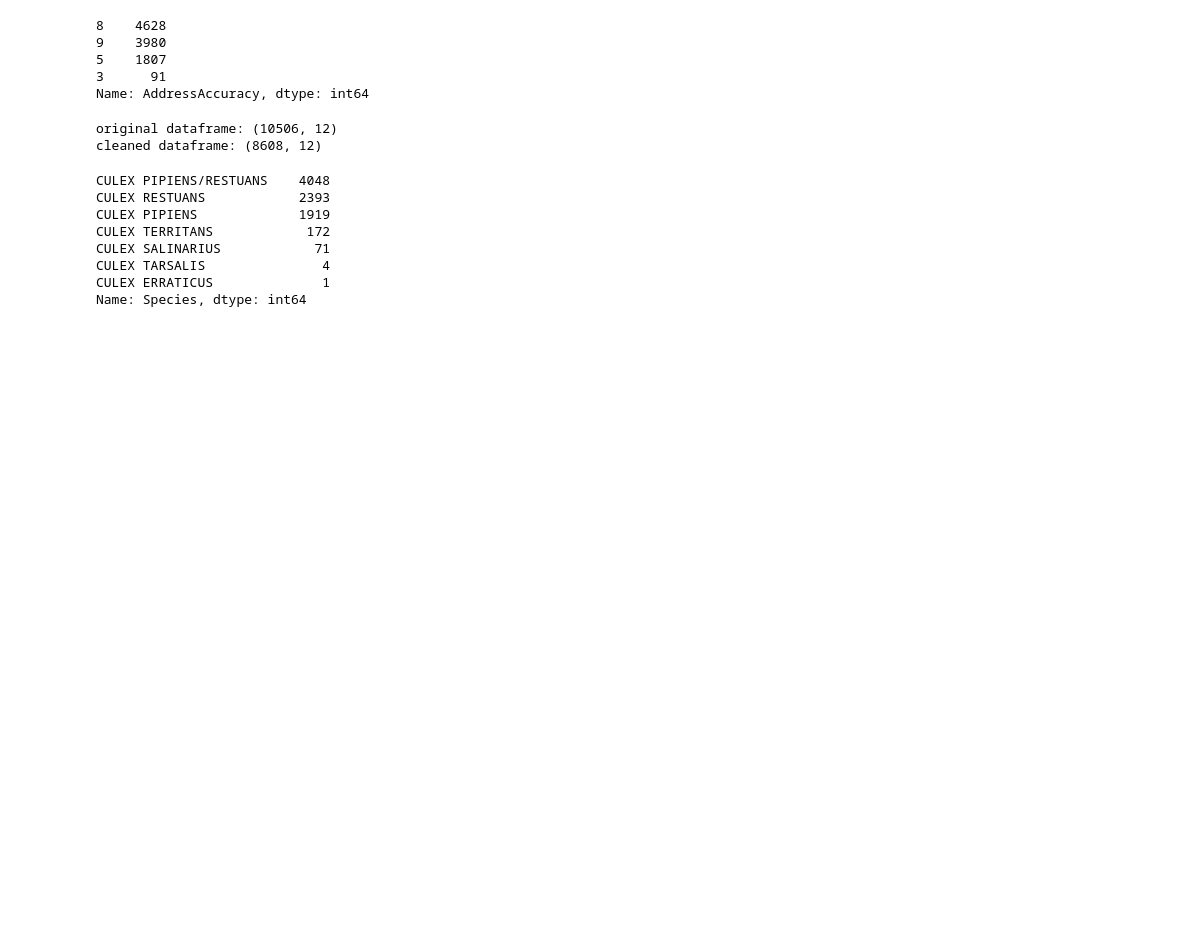
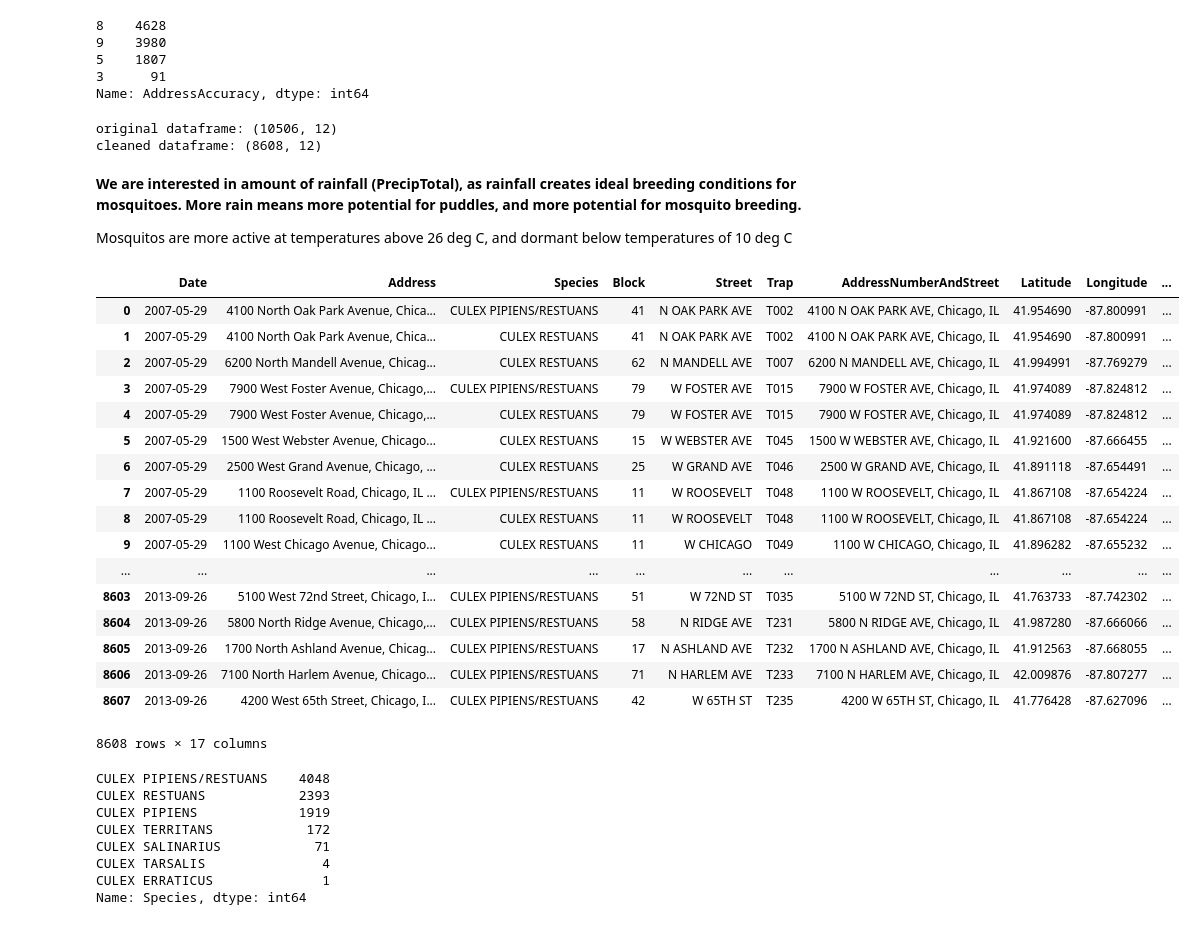
Before and after one commit to cqfkfc/ga-group-project-mosquito, a Jupyter notebook: Analysis.ipynb, the cells around one changed output. Drawn from its saved outputs; the diff is of its cells as text; code cells hidden in the pictures; blank space fills up the shorter version.

```diff
--- a/Analysis.ipynb
+++ b/Analysis.ipynb
@@ -71,7 +71,7 @@ weather_stn1 = df_weather[df_weather['Station']==1]
 weather_stn2 = df_weather[df_weather['Station']==2]
 weather_stn1 = weather_stn1.drop('Station', axis=1)
 weather_stn2 = weather_stn2.drop('Station', axis=1)
-weather = weather_stn1.merge(weather_stn2, on='Date')
+df_weather = weather_stn1.merge(weather_stn2, on='Date')
 
 # replace some missing values and T with -1
 df_weather = df_weather.replace('M', -1)
@@ -94,9 +94,54 @@ def create_year(x):
 df_train_clean_1['Month'] = df_train_clean_1.Date.apply(create_month)
 df_train_clean_1['Day'] = df_train_clean_1.Date.apply(create_day)
 df_train_clean_1['Year'] = df_train_clean_1.Date.apply(create_year)
+
 df_test['Month'] = df_test.Date.apply(create_month)
 df_test['Day'] = df_test.Date.apply(create_day)
 df_test['Year'] = df_test.Date.apply(create_year)
+
+df_weather['month'] = df_weather.Date.apply(create_month)
+df_weather['day'] = df_weather.Date.apply(create_day)
+df_weather['year'] = df_weather.Date.apply(create_year)
+# %% [markdown]
+<b> We are interested in amount of rainfall (PrecipTotal), as rainfall creates ideal breeding conditions for mosquitoes. More rain means more potential for puddles, and more potential for mosquito breeding.
+
+Mosquitos are more active at temperatures above 26 deg C, and dormant below temperatures of 10 deg C
+
+</b>
+# %%
+#feature engineering
+
+weather_cols = ['Date','Tavg_x','PrecipTotal_y']
+
+#we are interested in amount of rainfall (PrecipTotal), as rainfall creates ideal breeding conditions for mosquitoes. More rain means more potential for puddles, and more potential for mosquito breeding.
+df_weather_select = df_weather.loc[:,weather_cols]
+# %%
+#we will merge the relevant weather columns (precipitation and average temperature) to create the new features
+
+df_train_clean_1 = df_train_clean_1.merge(df_weather_select, on='Date')
+
+df_test = df_test.merge(df_weather_select, on='Date')
+
+df_train_clean_1
+# %% [output]
+|  | Date | Address | Species | Block | Street | Trap | AddressNumberAndStreet | Latitude | Longitude | ... |
+| 0 | 2007-05-29 | 4100 North Oak Park Avenue, Chica... | CULEX PIPIENS/RESTUANS | 41 | N OAK PARK AVE | T002 | 4100 N OAK PARK AVE, Chicago, IL | 41.954690 | -87.800991 | ... |
+| 1 | 2007-05-29 | 4100 North Oak Park Avenue, Chica... | CULEX RESTUANS | 41 | N OAK PARK AVE | T002 | 4100 N OAK PARK AVE, Chicago, IL | 41.954690 | -87.800991 | ... |
+| 2 | 2007-05-29 | 6200 North Mandell Avenue, Chicag... | CULEX RESTUANS | 62 | N MANDELL AVE | T007 | 6200 N MANDELL AVE, Chicago, IL | 41.994991 | -87.769279 | ... |
+| 3 | 2007-05-29 | 7900 West Foster Avenue, Chicago,... | CULEX PIPIENS/RESTUANS | 79 | W FOSTER AVE | T015 | 7900 W FOSTER AVE, Chicago, IL | 41.974089 | -87.824812 | ... |
+| 4 | 2007-05-29 | 7900 West Foster Avenue, Chicago,... | CULEX RESTUANS | 79 | W FOSTER AVE | T015 | 7900 W FOSTER AVE, Chicago, IL | 41.974089 | -87.824812 | ... |
+| 5 | 2007-05-29 | 1500 West Webster Avenue, Chicago... | CULEX RESTUANS | 15 | W WEBSTER AVE | T045 | 1500 W WEBSTER AVE, Chicago, IL | 41.921600 | -87.666455 | ... |
+| 6 | 2007-05-29 | 2500 West Grand Avenue, Chicago, ... | CULEX RESTUANS | 25 | W GRAND AVE | T046 | 2500 W GRAND AVE, Chicago, IL | 41.891118 | -87.654491 | ... |
+| 7 | 2007-05-29 | 1100 Roosevelt Road, Chicago, IL ... | CULEX PIPIENS/RESTUANS | 11 | W ROOSEVELT | T048 | 1100 W ROOSEVELT, Chicago, IL | 41.867108 | -87.654224 | ... |
+| 8 | 2007-05-29 | 1100 Roosevelt Road, Chicago, IL ... | CULEX RESTUANS | 11 | W ROOSEVELT | T048 | 1100 W ROOSEVELT, Chicago, IL | 41.867108 | -87.654224 | ... |
+| 9 | 2007-05-29 | 1100 West Chicago Avenue, Chicago... | CULEX RESTUANS | 11 | W CHICAGO | T049 | 1100 W CHICAGO, Chicago, IL | 41.896282 | -87.655232 | ... |
+| ... | ... | ... | ... | ... | ... | ... | ... | ... | ... | ... |
+| 8603 | 2013-09-26 | 5100 West 72nd Street, Chicago, I... | CULEX PIPIENS/RESTUANS | 51 | W 72ND ST | T035 | 5100 W 72ND ST, Chicago, IL | 41.763733 | -87.742302 | ... |
+| 8604 | 2013-09-26 | 5800 North Ridge Avenue, Chicago,... | CULEX PIPIENS/RESTUANS | 58 | N RIDGE AVE | T231 | 5800 N RIDGE AVE, Chicago, IL | 41.987280 | -87.666066 | ... |
+| 8605 | 2013-09-26 | 1700 North Ashland Avenue, Chicag... | CULEX PIPIENS/RESTUANS | 17 | N ASHLAND AVE | T232 | 1700 N ASHLAND AVE, Chicago, IL | 41.912563 | -87.668055 | ... |
+| 8606 | 2013-09-26 | 7100 North Harlem Avenue, Chicago... | CULEX PIPIENS/RESTUANS | 71 | N HARLEM AVE | T233 | 7100 N HARLEM AVE, Chicago, IL | 42.009876 | -87.807277 | ... |
+| 8607 | 2013-09-26 | 4200 West 65th Street, Chicago, I... | CULEX PIPIENS/RESTUANS | 42 | W 65TH ST | T235 | 4200 W 65TH ST, Chicago, IL | 41.776428 | -87.627096 | ... |
+8608 rows × 17 columns
 # %%
 # feature engineering: Species
 print(df_train_clean_1.Species.value_counts())
```
Also changed, not shown: parts of 4 cells of this notebook, 16 other files.
